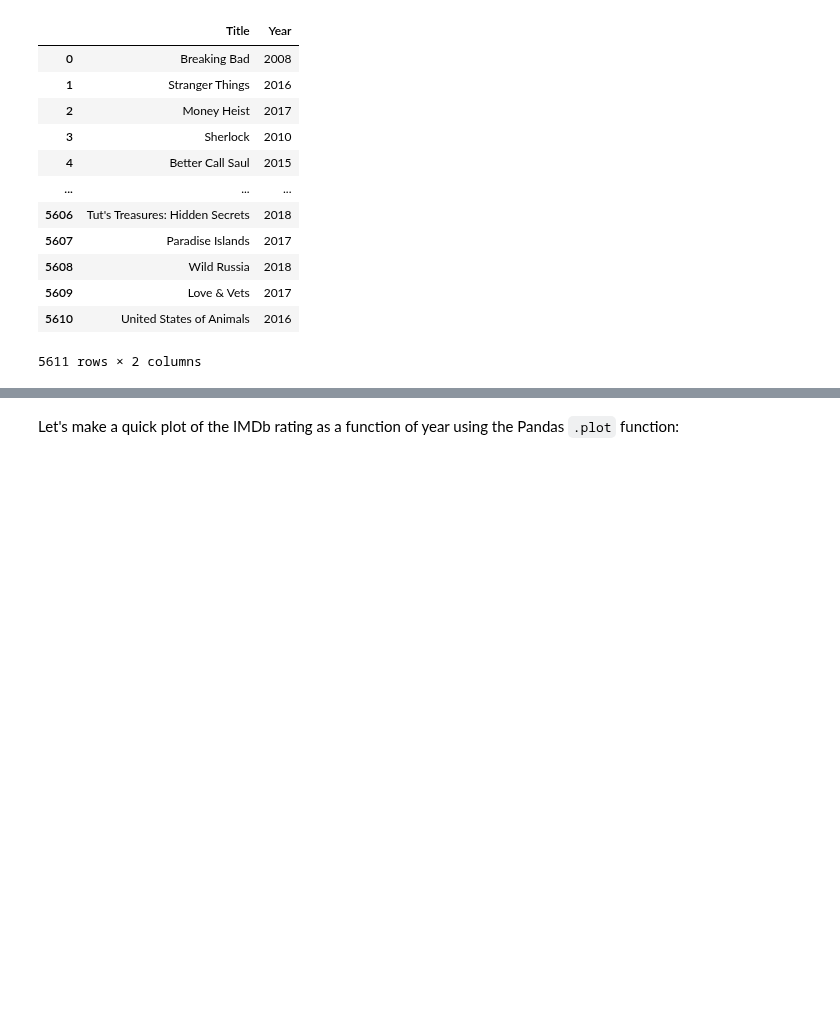
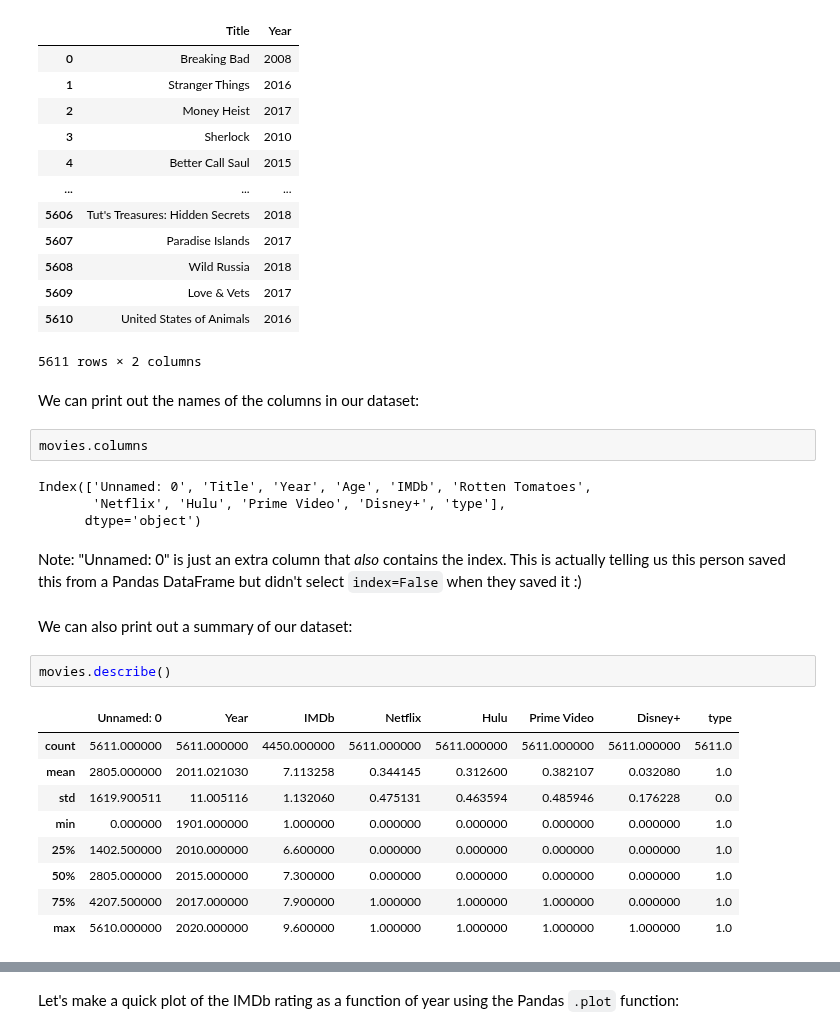
Before and after one commit to jnaiman/csci-p-14110_su2020, a Jupyter notebook: lesson04/prep_notebook_lesson04.ipynb, the cells around one changed output, grey strips where cells are left out. Drawn from its saved outputs; the diff is of its cells as text; blank space fills up the shorter version.

```diff
--- a/lesson04/prep_notebook_lesson04.ipynb
+++ b/lesson04/prep_notebook_lesson04.ipynb
@@ -98,3 +98,27 @@ movies.loc[:,['Title', 'Year']]
 | 5609 | Love & Vets | 2017 |
 | 5610 | United States of Animals | 2016 |
 5611 rows × 2 columns
+# %% [markdown]
+We can print out the names of the columns in our dataset:
+# %%
+movies.columns
+# %% [output]
+Index(['Unnamed: 0', 'Title', 'Year', 'Age', 'IMDb', 'Rotten Tomatoes',
+       'Netflix', 'Hulu', 'Prime Video', 'Disney+', 'type'],
+      dtype='object')
+# %% [markdown]
+Note: "Unnamed: 0" is just an extra column that *also* contains the index.  This is actually telling us this person saved this from a Pandas DataFrame but didn't select `index=False` when they saved it :)
+# %% [markdown]
+We can also print out a summary of our dataset:
+# %%
+movies.describe()
+# %% [output]
+|  | Unnamed: 0 | Year | IMDb | Netflix | Hulu | Prime Video | Disney+ | type |
+| count | 5611.000000 | 5611.000000 | 4450.000000 | 5611.000000 | 5611.000000 | 5611.000000 | 5611.000000 | 5611.0 |
+| mean | 2805.000000 | 2011.021030 | 7.113258 | 0.344145 | 0.312600 | 0.382107 | 0.032080 | 1.0 |
+| std | 1619.900511 | 11.005116 | 1.132060 | 0.475131 | 0.463594 | 0.485946 | 0.176228 | 0.0 |
+| min | 0.000000 | 1901.000000 | 1.000000 | 0.000000 | 0.000000 | 0.000000 | 0.000000 | 1.0 |
+| 25% | 1402.500000 | 2010.000000 | 6.600000 | 0.000000 | 0.000000 | 0.000000 | 0.000000 | 1.0 |
+| 50% | 2805.000000 | 2015.000000 | 7.300000 | 0.000000 | 0.000000 | 0.000000 | 0.000000 | 1.0 |
+| 75% | 4207.500000 | 2017.000000 | 7.900000 | 1.000000 | 1.000000 | 1.000000 | 0.000000 | 1.0 |
+| max | 5610.000000 | 2020.000000 | 9.600000 | 1.000000 | 1.000000 | 1.000000 | 1.000000 | 1.0 |
```
Also changed, not shown: parts of 3 cells of this notebook, 6 other files.
